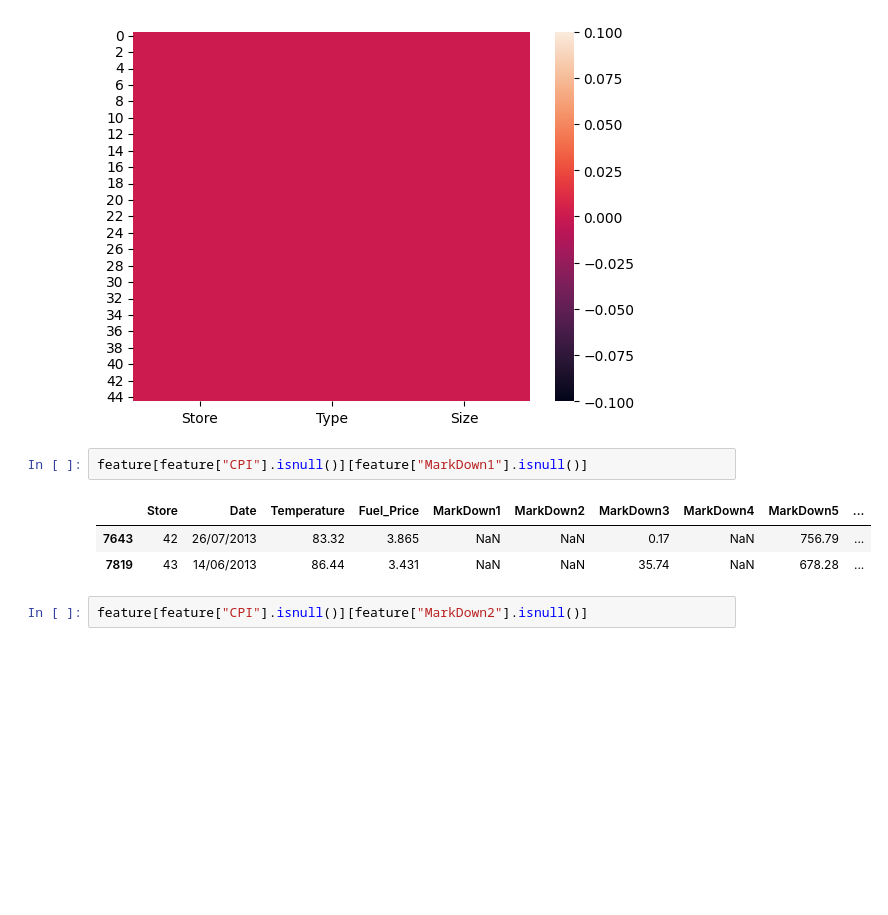
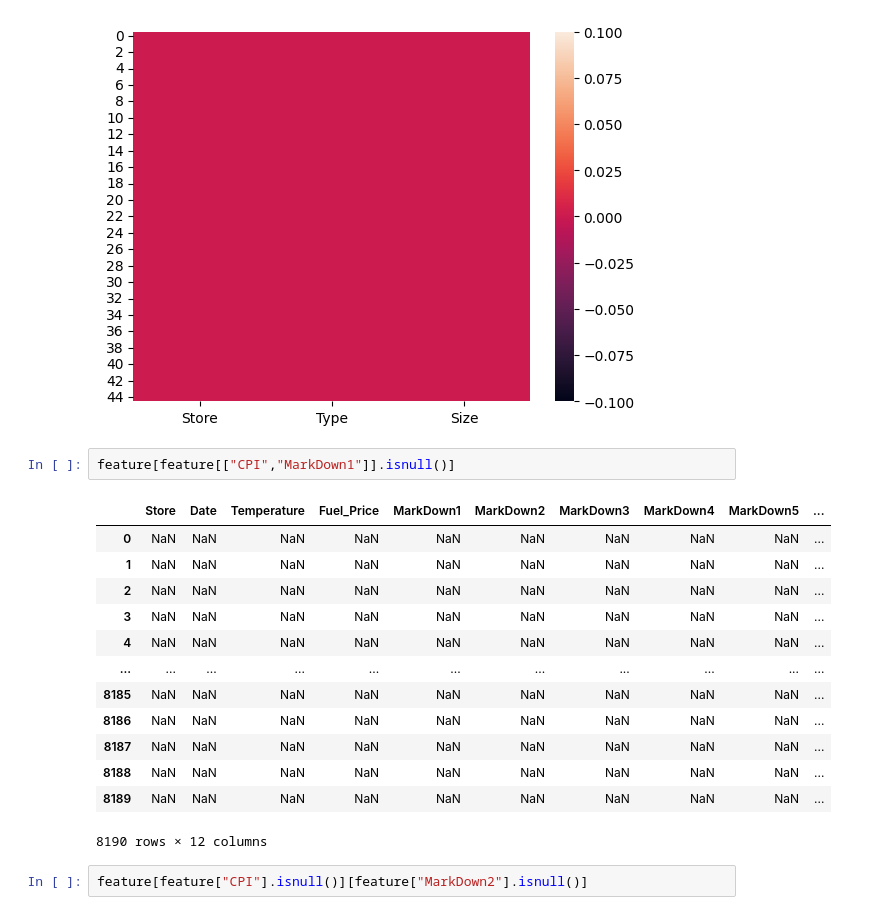
Before and after one commit to sushantkas/store_optimization, a Jupyter notebook: data_EDA.ipynb, the cells around one changed output. Drawn from its saved outputs; the diff is of its cells as text; blank space fills up the shorter version.

```diff
--- a/data_EDA.ipynb
+++ b/data_EDA.ipynb
@@ -135,11 +136,21 @@ sns.heatmap(store.isnull());
 # %% [output]
 [figure]
 # %%
-feature[feature["CPI"].isnull()][feature["MarkDown1"].isnull()]
+feature[feature[["CPI","MarkDown1"]].isnull()]
 # %% [output]
 |  | Store | Date | Temperature | Fuel_Price | MarkDown1 | MarkDown2 | MarkDown3 | MarkDown4 | MarkDown5 | ... |
-| 7643 | 42 | 26/07/2013 | 83.32 | 3.865 | NaN | NaN | 0.17 | NaN | 756.79 | ... |
-| 7819 | 43 | 14/06/2013 | 86.44 | 3.431 | NaN | NaN | 35.74 | NaN | 678.28 | ... |
+| 0 | NaN | NaN | NaN | NaN | NaN | NaN | NaN | NaN | NaN | ... |
+| 1 | NaN | NaN | NaN | NaN | NaN | NaN | NaN | NaN | NaN | ... |
+| 2 | NaN | NaN | NaN | NaN | NaN | NaN | NaN | NaN | NaN | ... |
+| 3 | NaN | NaN | NaN | NaN | NaN | NaN | NaN | NaN | NaN | ... |
+| 4 | NaN | NaN | NaN | NaN | NaN | NaN | NaN | NaN | NaN | ... |
+| ... | ... | ... | ... | ... | ... | ... | ... | ... | ... | ... |
+| 8185 | NaN | NaN | NaN | NaN | NaN | NaN | NaN | NaN | NaN | ... |
+| 8186 | NaN | NaN | NaN | NaN | NaN | NaN | NaN | NaN | NaN | ... |
+| 8187 | NaN | NaN | NaN | NaN | NaN | NaN | NaN | NaN | NaN | ... |
+| 8188 | NaN | NaN | NaN | NaN | NaN | NaN | NaN | NaN | NaN | ... |
+| 8189 | NaN | NaN | NaN | NaN | NaN | NaN | NaN | NaN | NaN | ... |
+8190 rows × 12 columns
 # %%
 feature[feature["CPI"].isnull()][feature["MarkDown2"].isnull()]
 # %% [output]
```
Also changed, not shown: parts of 8 cells of this notebook, 2 other files.
